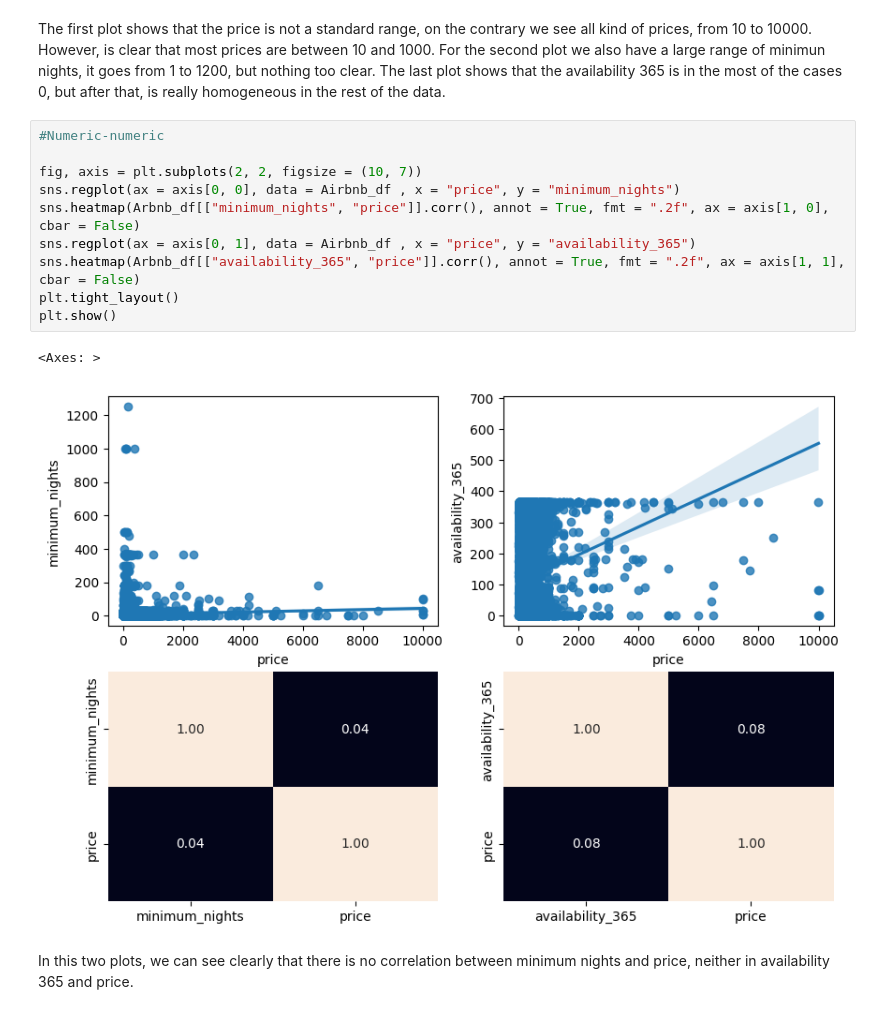
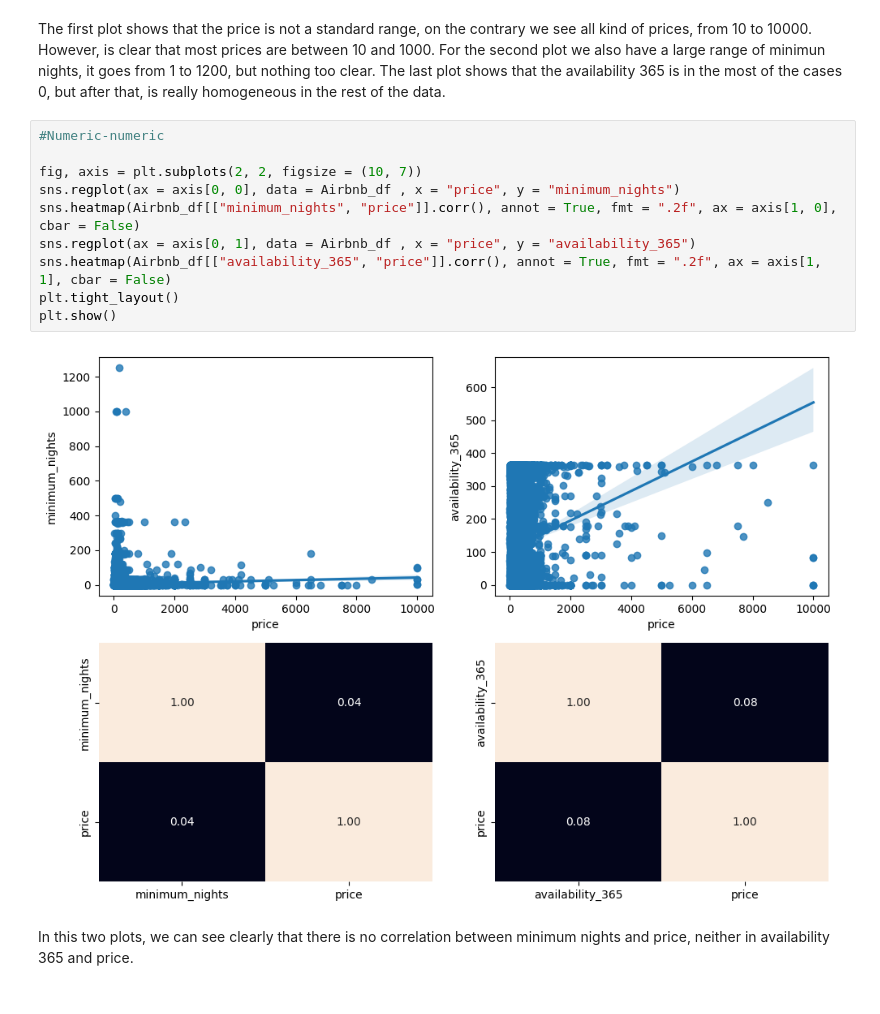
Before and after one commit to Elisag28/EDA_Airbnb_NY, a Jupyter notebook: src/explore.ipynb, the cells around one changed output. Saved outputs shown, nothing was run; the diff lists cells and outputs as text.

```diff
--- a/src/explore.ipynb
+++ b/src/explore.ipynb
@@ -135,16 +140,15 @@ The first plot shows that the price is not a standard range, on the contrary we
 # %%
 #Numeric-numeric
 
 fig, axis = plt.subplots(2, 2, figsize = (10, 7))
 sns.regplot(ax = axis[0, 0], data = Airbnb_df , x = "price", y = "minimum_nights")
-sns.heatmap(Arbnb_df[["minimum_nights", "price"]].corr(), annot = True, fmt = ".2f", ax = axis[1, 0], cbar = False)
+sns.heatmap(Airbnb_df[["minimum_nights", "price"]].corr(), annot = True, fmt = ".2f", ax = axis[1, 0], cbar = False)
 sns.regplot(ax = axis[0, 1], data = Airbnb_df , x = "price", y = "availability_365")
-sns.heatmap(Arbnb_df[["availability_365", "price"]].corr(), annot = True, fmt = ".2f", ax = axis[1, 1], cbar = False)
+sns.heatmap(Airbnb_df[["availability_365", "price"]].corr(), annot = True, fmt = ".2f", ax = axis[1, 1], cbar = False)
 plt.tight_layout()
 plt.show()
 # %% [output]
-<Axes: >
-[figure, old version]
+[figure, new version]
 # %% [markdown]
 In this two plots, we can see clearly that there is no correlation between minimum nights and price, neither in availability 365 and price.
 # %%
```
Also changed, not shown: parts of 7 cells of this notebook.
